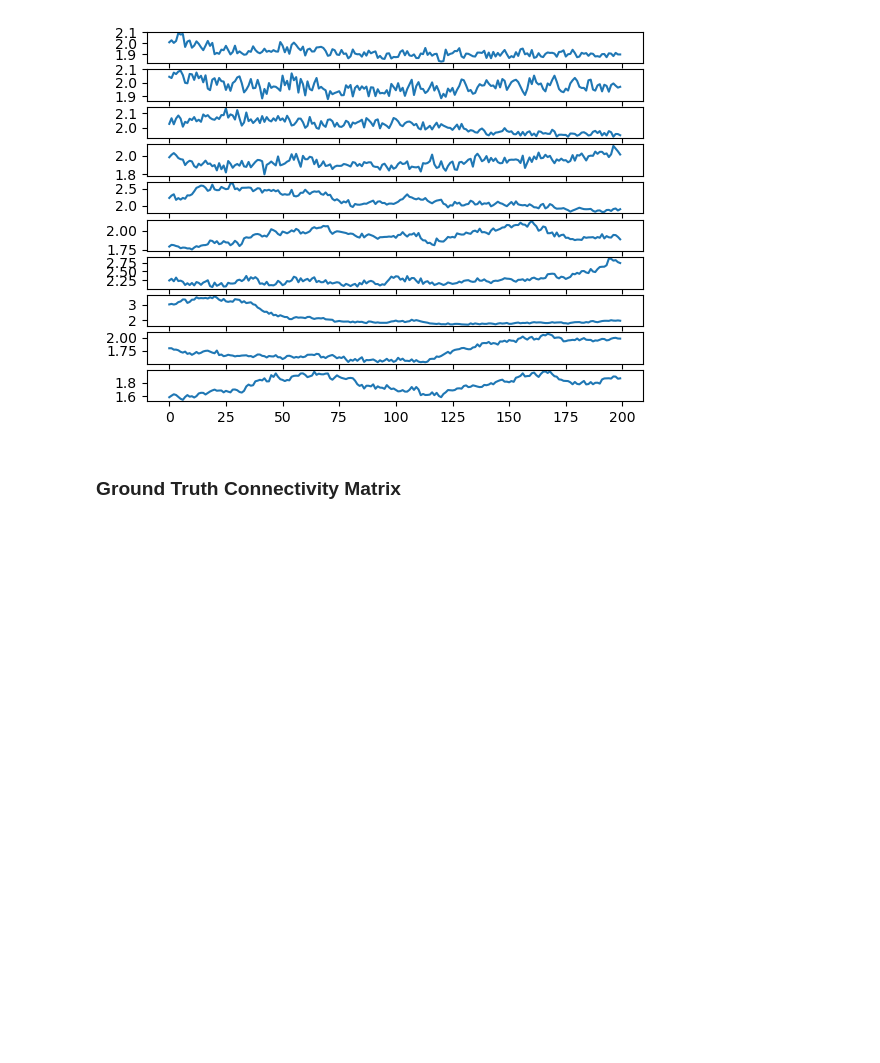
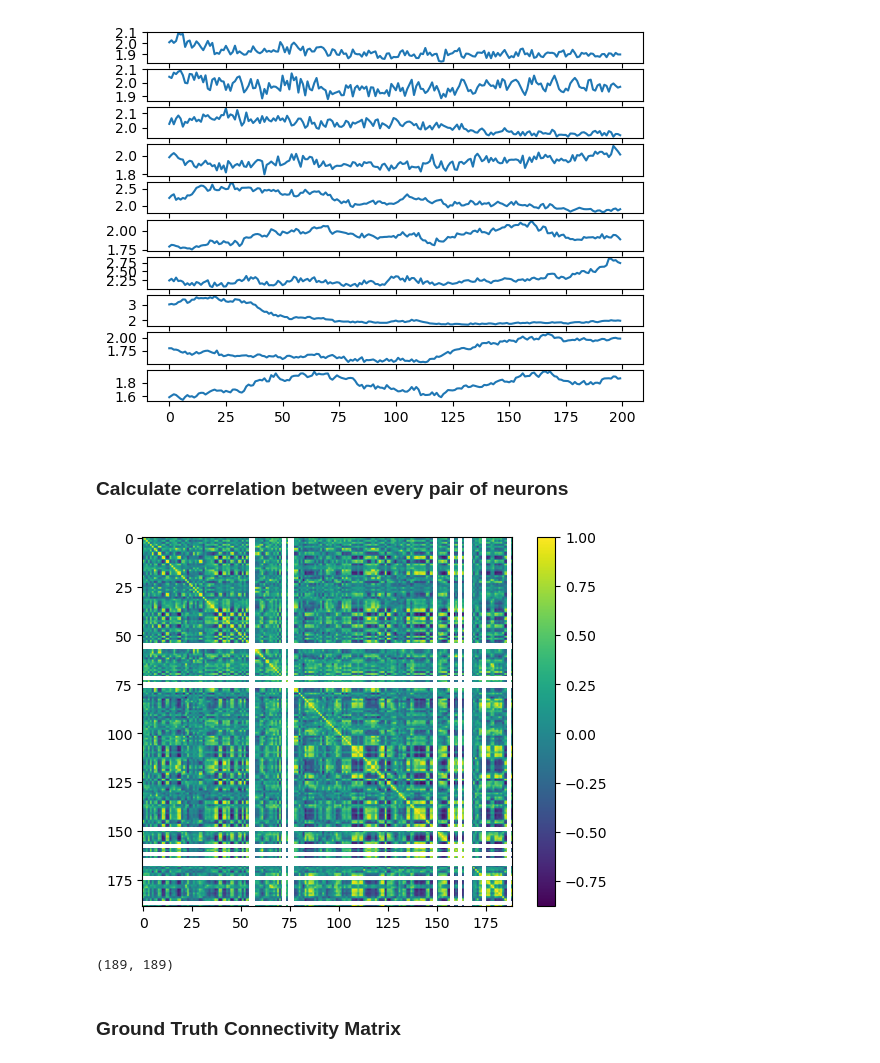
Before and after one commit to wuweizhang0723/func2graph, a Jupyter notebook: notebook/check_data/c_elegans_data.ipynb, the cells around one changed output. Cells and saved outputs as stored; diff of their text form; code cells hidden in the pictures; blank space fills up the shorter version.

```diff
--- a/notebook/check_data/c_elegans_data.ipynb
+++ b/notebook/check_data/c_elegans_data.ipynb
@@ -24,7 +24,7 @@ odor_datasets = np.zeros((N_dataset, odor_channels, T))
 name_list = []
 
 # .mat data load
-basepath = '../../data/'
+basepath = '../../data/C_elegans/'
 mat_fname = pjoin(basepath, 'all_traces_Heads_new.mat')
 trace_variable = sio.loadmat(mat_fname)
 #trace_arr = trace_variable['norm_traces']
@@ -84,6 +84,9 @@ for idata in range(N_dataset):
         odor_datasets[idata][stim_odor][:] = odor_on
 
 odor_worms = odor_datasets[:,:, T_start:]
+
+# remove the last time step in activity_worms
+activity_worms = activity_worms[:, :, :-1]
 # %%
 print(odor_worms.shape)
 print(activity_worms.shape)
@@ -117,6 +120,28 @@ plt.show()
 [figure]
 [figure]
 [figure]
+# %% [markdown]
+### Calculate correlation between every pair of neurons
+# %%
+num_worms = activity_worms.shape[0]
+
+# for worm in range(num_worms):
+#     correlation = np.corrcoef(activity_worms[worm], activity_worms[worm])
+#     sum_correlation += correlation
+# average_correlation = sum_correlation / num_worms
+
+correlation = np.corrcoef(activity_worms[0])   # only use the first worm
+
+# plot
+plt.imshow(correlation)
+plt.colorbar()
+plt.show()
+
+correlation[np.isnan(correlation)] = 0
+print(correlation.shape)
+# %% [output]
+[figure, added]
+(189, 189)
 # %% [markdown]
 ### Ground Truth Connectivity Matrix
 # %%
```
Also changed, not shown: parts of 4 cells of this notebook, 13 other files.
